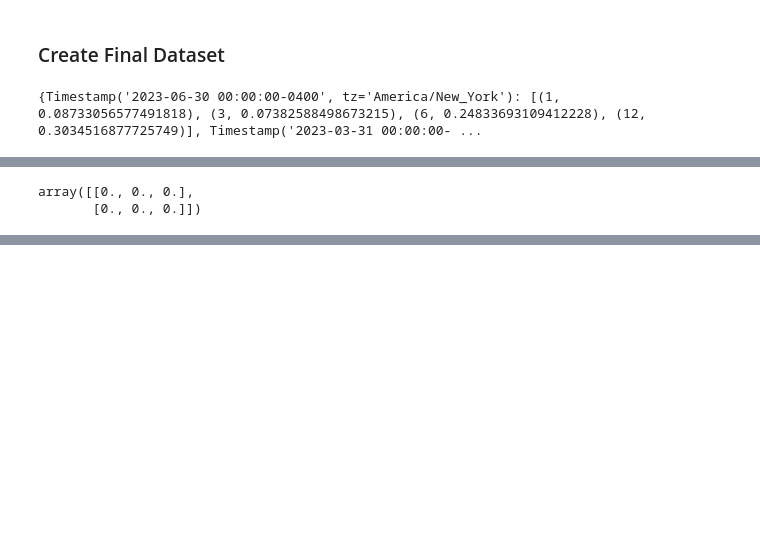
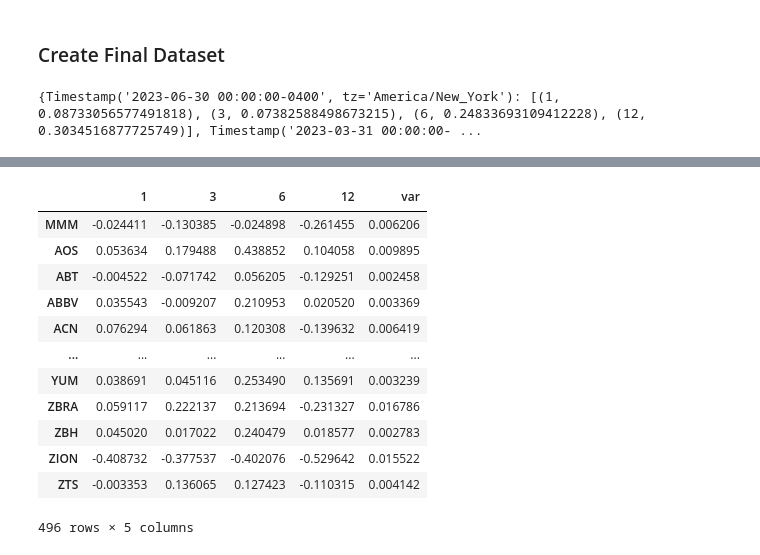
Before and after one commit to marcsz99/stock_analysis, a Jupyter notebook: stock_analysis2/gradient_pred.ipynb, the cells around one changed output, grey strips where cells are left out. Cells and saved outputs as stored; diff of their text form; code cells hidden in the pictures; blank space fills up the shorter version.

```diff
--- a/stock_analysis2/gradient_pred.ipynb
+++ b/stock_analysis2/gradient_pred.ipynb
@@ -265,16 +280,16 @@ grad_obj.chunk_dates
    Timestamp('2022-09-30 00:00:00-0400', tz='America/New_York'))]}
 # %%
 def get_data_all_stock(stock_dict, chunk_end_dates):
-    grad_dict = {}
+    grad_var_dict = {}
 
     for stock in stock_dict.keys():
-        grad_object = get_gradients(chunk_end_dates=chunk_end_dates, data=stock_dict[stock])
-        grad_dict[stock] = grad_object.get_gradient()
+        grad_object = get_gradients_variance(chunk_end_dates=chunk_end_dates, data=stock_dict[stock])
+        grad_var_dict[stock] = (grad_object.get_gradient(), grad_object.get_variance())
         del grad_object
 
-    return grad_dict
+    return grad_var_dict
 
-fundamental_data = pickle_loader(r"C:\Users\mszwagrzak\OneDrive - Genomics England Ltd\Documents\stock_analysis2\final_fundamental_dict.pickle")
+fundamental_data = pickle_loader("final_fundamental_dict.pickle")
 chunk_end_dates = fundamental_data['MMM'].columns
-grad_dict = get_data_all_stock(dict_train_test, chunk_end_dates)
+grad_var_dict = get_data_all_stock(dict_train_test, chunk_end_dates)
 # %%
@@ -389,6 +436,7 @@ class get_final_dataset():
 # %%
-import numpy as np
-np.zeros((2,3))
+df_obj = get_final_dataset(grad_var_dict)
+dict_dfs = df_obj.get_dataset()
-# %% [output]
-array([[0., 0., 0.],
-       [0., 0., 0.]])
+# %%
+print(list(dict_dfs.keys())[1])
+dict_dfs[list(dict_dfs.keys())[1]]
+# %% [output]
@@ -394,0 +444,13 @@ array([[0., 0., 0.],
+|  | 1 | 3 | 6 | 12 | var |
+| MMM | -0.024411 | -0.130385 | -0.024898 | -0.261455 | 0.006206 |
+| AOS | 0.053634 | 0.179488 | 0.438852 | 0.104058 | 0.009895 |
+| ABT | -0.004522 | -0.071742 | 0.056205 | -0.129251 | 0.002458 |
+| ABBV | 0.035543 | -0.009207 | 0.210953 | 0.020520 | 0.003369 |
+| ACN | 0.076294 | 0.061863 | 0.120308 | -0.139632 | 0.006419 |
+| ... | ... | ... | ... | ... | ... |
+| YUM | 0.038691 | 0.045116 | 0.253490 | 0.135691 | 0.003239 |
+| ZBRA | 0.059117 | 0.222137 | 0.213694 | -0.231327 | 0.016786 |
+| ZBH | 0.045020 | 0.017022 | 0.240479 | 0.018577 | 0.002783 |
+| ZION | -0.408732 | -0.377537 | -0.402076 | -0.529642 | 0.015522 |
+| ZTS | -0.003353 | 0.136065 | 0.127423 | -0.110315 | 0.004142 |
+496 rows × 5 columns
```
Also changed, not shown: parts of 17 cells of this notebook, 2 other files.
